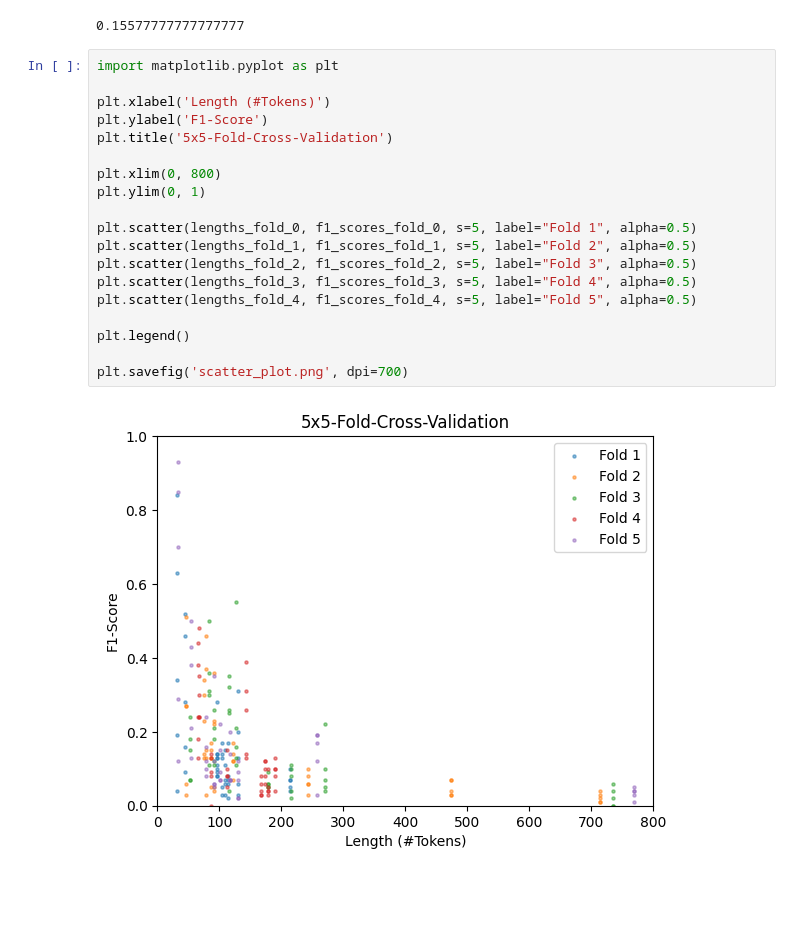
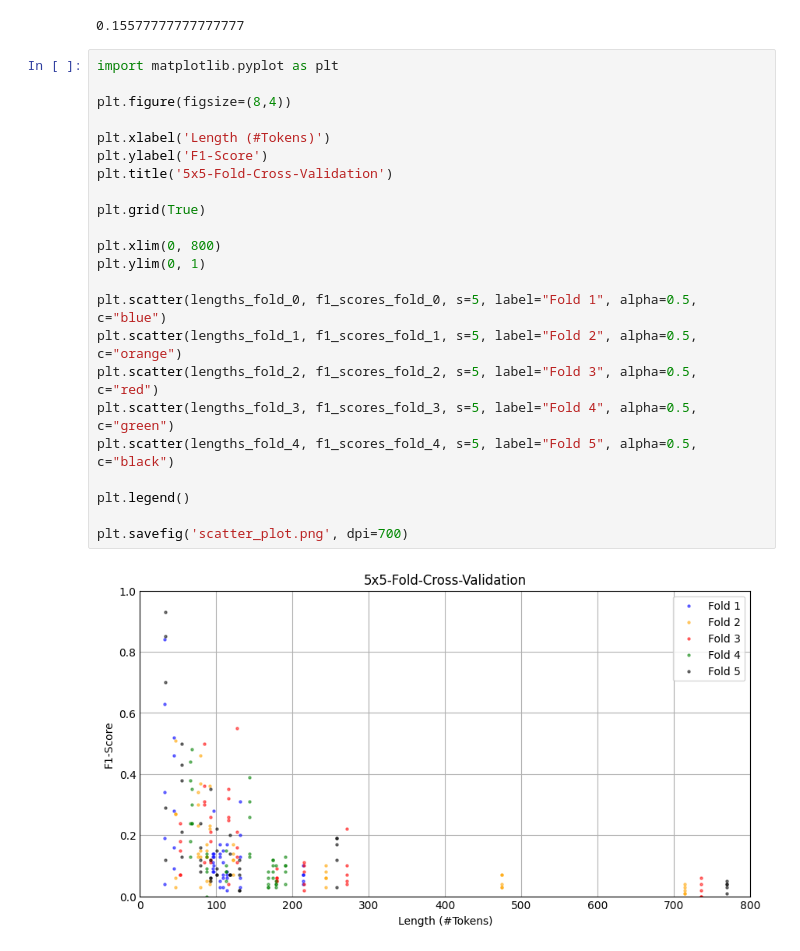
Before and after one commit to 0zelot12/automatic-annotation-chatgpt, a Jupyter notebook: visulization.ipynb, the cells around one changed output. Saved outputs shown, nothing was run; the diff lists cells and outputs as text; blank space fills up the shorter version.

```diff
--- a/visulization.ipynb
+++ b/visulization.ipynb
@@ -114,22 +114,26 @@ np.mean(f1_scores)
 0.15577777777777777
 # %%
 import matplotlib.pyplot as plt
+
+plt.figure(figsize=(8,4))
 
 plt.xlabel('Length (#Tokens)')
 plt.ylabel('F1-Score')
 plt.title('5x5-Fold-Cross-Validation')
 
+plt.grid(True)
+
 plt.xlim(0, 800)
 plt.ylim(0, 1)
 
-plt.scatter(lengths_fold_0, f1_scores_fold_0, s=5, label="Fold 1", alpha=0.5)
-plt.scatter(lengths_fold_1, f1_scores_fold_1, s=5, label="Fold 2", alpha=0.5)
-plt.scatter(lengths_fold_2, f1_scores_fold_2, s=5, label="Fold 3", alpha=0.5)
-plt.scatter(lengths_fold_3, f1_scores_fold_3, s=5, label="Fold 4", alpha=0.5)
-plt.scatter(lengths_fold_4, f1_scores_fold_4, s=5, label="Fold 5", alpha=0.5)
+plt.scatter(lengths_fold_0, f1_scores_fold_0, s=5, label="Fold 1", alpha=0.5, c="blue")
+plt.scatter(lengths_fold_1, f1_scores_fold_1, s=5, label="Fold 2", alpha=0.5, c="orange")
+plt.scatter(lengths_fold_2, f1_scores_fold_2, s=5, label="Fold 3", alpha=0.5, c="red")
+plt.scatter(lengths_fold_3, f1_scores_fold_3, s=5, label="Fold 4", alpha=0.5, c="green")
+plt.scatter(lengths_fold_4, f1_scores_fold_4, s=5, label="Fold 5", alpha=0.5, c="black")
 
 plt.legend()
 
 plt.savefig('scatter_plot.png', dpi=700)
 # %% [output]
-[figure, old version]
+[figure, new version]
```
Also changed, not shown: parts of 2 cells of this notebook.
